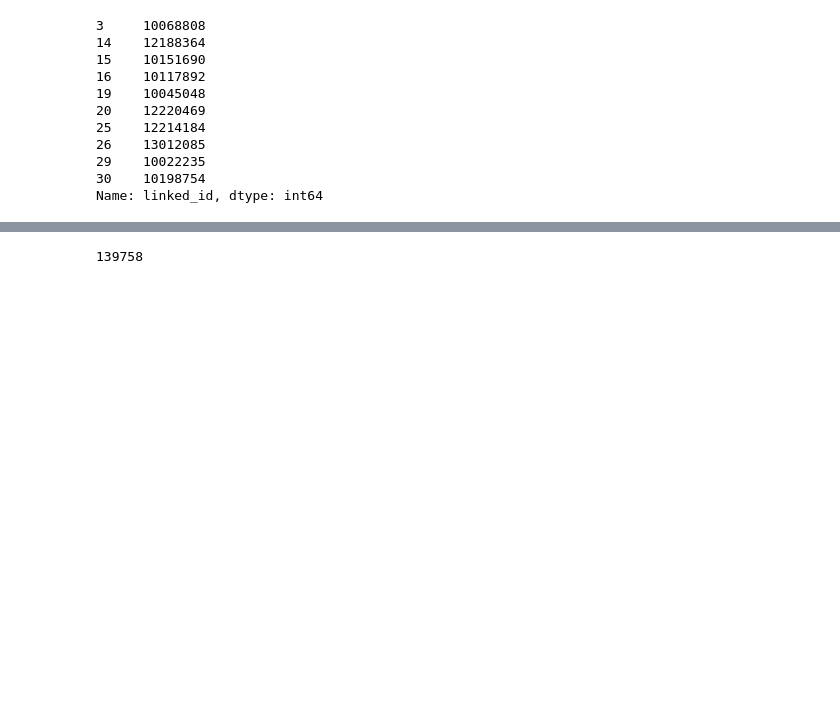
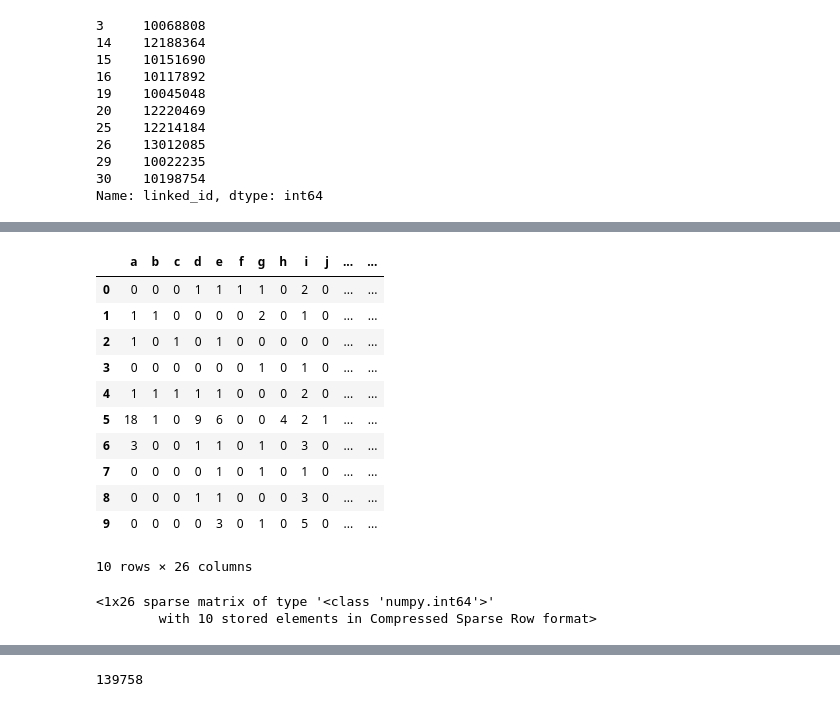
Before and after one commit to teomores/Oracle_HPC_contest, a Jupyter notebook: notebooks/name_similarity.ipynb, the cells around one changed output, grey strips where cells are left out. Saved outputs shown, nothing was run; the diff lists cells and outputs as text; code cells hidden in the pictures; blank space fills up the shorter version.

```diff
--- a/notebooks/name_similarity.ipynb
+++ b/notebooks/name_similarity.ipynb
@@ -223,4 +223,23 @@ matrix = csr_matrix(nlm_train.drop(['record_id','name'], axis=1))
 # %%
-nlm_test_letters = nlm_test.drop(['record_id','name'], axis=1)
-record = csr_matrix(nlm_test_letters.iloc[0,:])
+nlm_test_letters = nlm_test.drop(['index','record_id','name'], axis=1)
+nlm_test_letters.head(10)
+# %% [output]
+|  | a | b | c | d | e | f | g | h | i | j | ... | ... |
+| 0 | 0 | 0 | 0 | 1 | 1 | 1 | 1 | 0 | 2 | 0 | ... | ... |
+| 1 | 1 | 1 | 0 | 0 | 0 | 0 | 2 | 0 | 1 | 0 | ... | ... |
+| 2 | 1 | 0 | 1 | 0 | 1 | 0 | 0 | 0 | 0 | 0 | ... | ... |
+| 3 | 0 | 0 | 0 | 0 | 0 | 0 | 1 | 0 | 1 | 0 | ... | ... |
+| 4 | 1 | 1 | 1 | 1 | 1 | 0 | 0 | 0 | 2 | 0 | ... | ... |
+| 5 | 18 | 1 | 0 | 9 | 6 | 0 | 0 | 4 | 2 | 1 | ... | ... |
+| 6 | 3 | 0 | 0 | 1 | 1 | 0 | 1 | 0 | 3 | 0 | ... | ... |
+| 7 | 0 | 0 | 0 | 0 | 1 | 0 | 1 | 0 | 1 | 0 | ... | ... |
+| 8 | 0 | 0 | 0 | 1 | 1 | 0 | 0 | 0 | 3 | 0 | ... | ... |
+| 9 | 0 | 0 | 0 | 0 | 3 | 0 | 1 | 0 | 5 | 0 | ... | ... |
+10 rows × 26 columns
+# %%
+record = csr_matrix(nlm_test_letters.iloc[0,:])
+record
+# %% [output]
+<1x26 sparse matrix of type '<class 'numpy.int64'>'
+        with 10 stored elements in Compressed Sparse Row format>
 # %%
```
Also changed, not shown: parts of 9 cells of this notebook, 3 other files.
